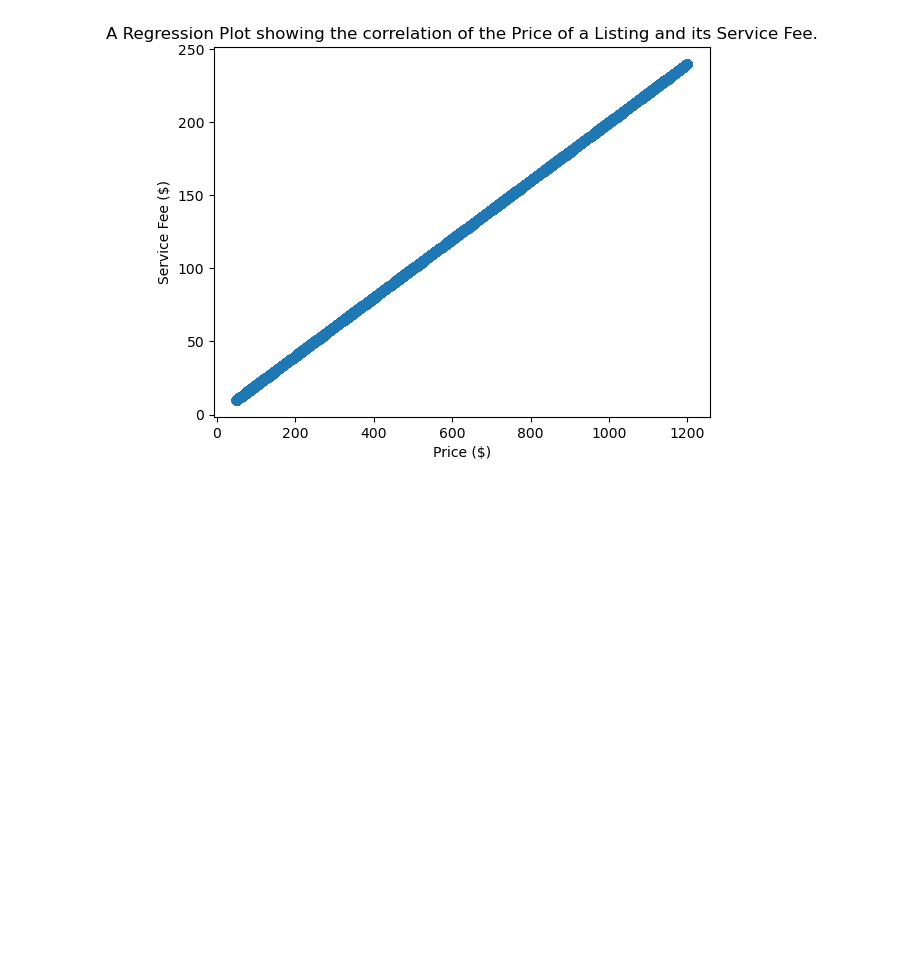
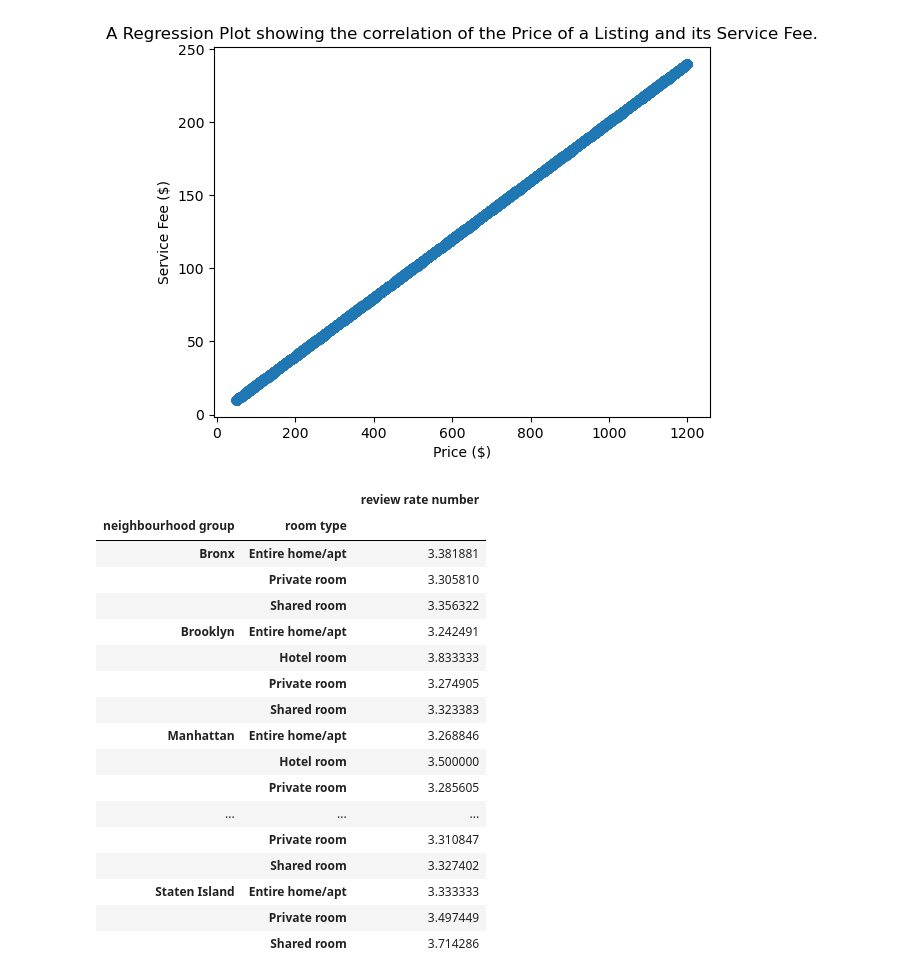
Before and after one commit to Shilpa3107/VOIS_AICTE_Oct2025_Shilpa-Sinha, a Jupyter notebook: Airbnb Booking Analysis.ipynb, the cells around one changed output. Drawn from its saved outputs; the diff is of its cells as text; code cells hidden in the pictures; blank space fills up the shorter version.

```diff
--- a/Airbnb Booking Analysis.ipynb
+++ b/Airbnb Booking Analysis.ipynb
@@ -254,0 +257,22 @@ plt.title('A Regression Plot showing the correlation of the Price of a Listing a
+# %%
+ARRN = df.groupby(['neighbourhood group','room type'])['review rate number'].mean().to_frame()
+ARRN
+# %% [output]
+|  |  | review rate number |
+| neighbourhood group | room type |  |
+| Bronx | Entire home/apt | 3.381881 |
+|  | Private room | 3.305810 |
+|  | Shared room | 3.356322 |
+| Brooklyn | Entire home/apt | 3.242491 |
+|  | Hotel room | 3.833333 |
+|  | Private room | 3.274905 |
+|  | Shared room | 3.323383 |
+| Manhattan | Entire home/apt | 3.268846 |
+|  | Hotel room | 3.500000 |
+|  | Private room | 3.285605 |
+| ... | ... | ... |
+|  | Private room | 3.310847 |
+|  | Shared room | 3.327402 |
+| Staten Island | Entire home/apt | 3.333333 |
+|  | Private room | 3.497449 |
+|  | Shared room | 3.714286 |
```
Also changed, not shown: parts of 2 cells of this notebook.
